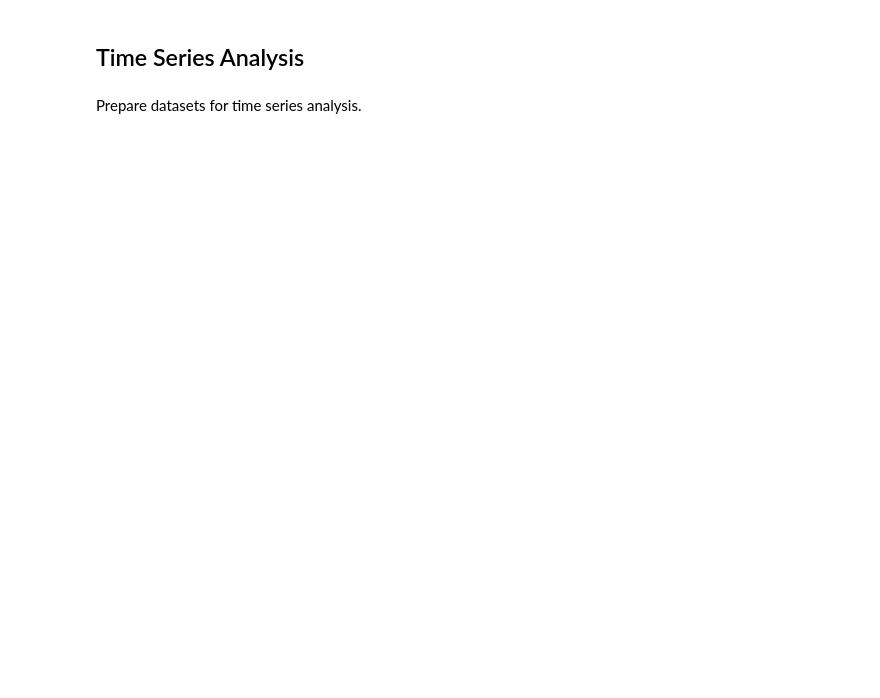
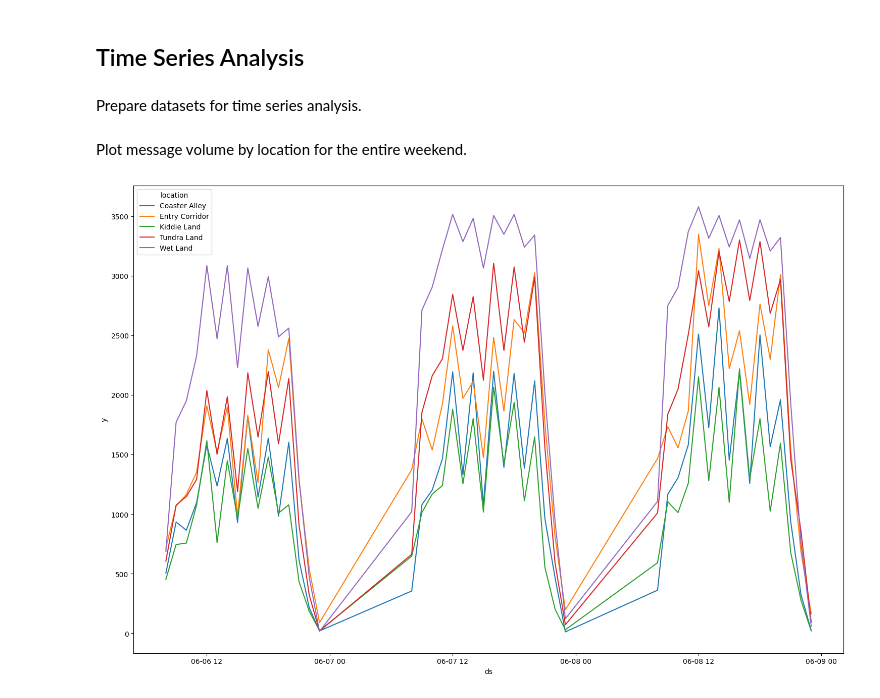
Before and after one commit to benkarabinus/nerdy_data_stuff, a Jupyter notebook: DU/COMP4449/FinalProject/Notebooks/FinalProjectEDA.ipynb, the cells around one changed output. Cells and saved outputs as stored; diff of their text form; code cells hidden in the pictures; blank space fills up the shorter version.

```diff
--- a/DU/COMP4449/FinalProject/Notebooks/FinalProjectEDA.ipynb
+++ b/DU/COMP4449/FinalProject/Notebooks/FinalProjectEDA.ipynb
@@ -632,3 +645,36 @@ message_volume = pd.concat([message_volume, message_volume_outliers])
 ## Time Series Analysis
 # %% [markdown]
 Prepare datasets for time series analysis.
+# %%
+"""group the friday, saturday, sunday and complete datasets by time and location"""
+
+# prepare friday data
+friday_messages_by_location = pd.DataFrame(friday.groupby(by=['Timestamp', 'location']).size(), columns=['y'])
+friday_messages_by_location.reset_index(inplace=True)
+friday_messages_by_location.rename(columns={'Timestamp': 'ds'}, inplace=True)
+# prepare saturday data
+saturday_messages_by_location = pd.DataFrame(saturday.groupby(by=['Timestamp', 'location']).size(), columns=['y'])
+saturday_messages_by_location.reset_index(inplace=True)
+saturday_messages_by_location.rename(columns={'Timestamp': 'ds'}, inplace=True)
+# prepare sunday data
+sunday_messages_by_location = pd.DataFrame(sunday.groupby(by=['Timestamp', 'location']).size(), columns=['y'])
+sunday_messages_by_location.reset_index(inplace=True)
+sunday_messages_by_location.rename(columns={'Timestamp': 'ds'}, inplace=True)
+# prepare combined data
+combined_messages_by_location = pd.DataFrame(combined.groupby(by=['Timestamp', 'location']).size(), columns=['y'])
+combined_messages_by_location.reset_index(inplace=True)
+combined_messages_by_location.rename(columns={'Timestamp': 'ds'}, inplace=True)
+# %% [markdown]
+Plot message volume by location for the entire weekend.
+# %%
+"""create combined subset"""
+
+# prepare the data, group datetime values by hour
+combined_messages_by_location_hourly  = pd.DataFrame(combined_messages_by_location.groupby([pd.Grouper(key='ds',axis=0, freq='H' ), 'location']).size(), columns=['y'])
+combined_messages_by_location_hourly.reset_index(inplace=True)
+# create a seaborn lineplot with the grouped data
+fig, ax = plt.subplots(figsize=(15, 10))
+sns.lineplot(data=combined_messages_by_location_hourly, x='ds', y='y', hue='location')
+plt.tight_layout()
+# %% [output]
+[figure, added]
```
Also changed, not shown: parts of 47 cells of this notebook.
